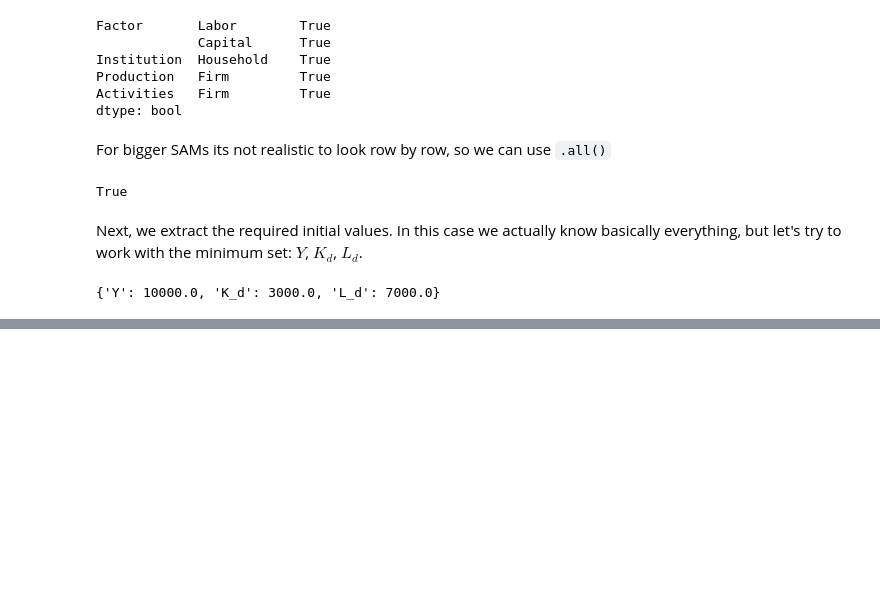
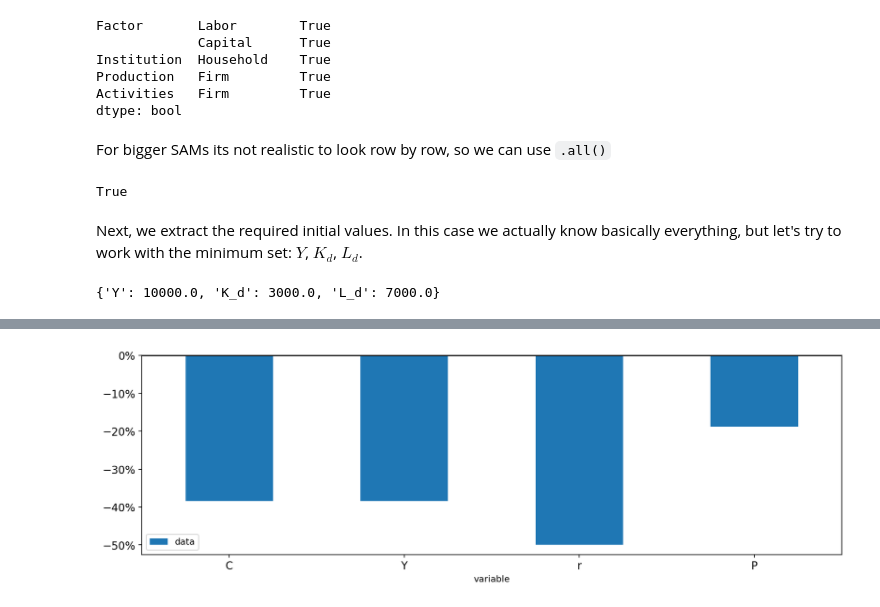
Before and after one commit to jessegrabowski/cge_modeling, a Jupyter notebook: examples/notebooks/rbc.ipynb, the cells around one changed output, grey strips where cells are left out. Drawn from its saved outputs; the diff is of its cells as text; code cells hidden in the pictures; blank space fills up the shorter version.

```diff
--- a/examples/notebooks/rbc.ipynb
+++ b/examples/notebooks/rbc.ipynb
@@ -409,9 +438,9 @@ def finalize_calibration(mod):
 # %%
 def calibrate_model(mod, *, Y, K_d, L_d):
     # Normalize prices
-    r = 1.0
-    w = 1.0
-    P = 1.0
+    r = mod.initialize_parameter("r", 1.0)
+    w = mod.initialize_parameter("w", 1.0)
+    P = mod.initialize_parameter("P", 1.0)
 
     # Calibrate parameters
     alpha = r * K_d / (r * K_d + w * L_d)
@@ -421,7 +450,6 @@ def calibrate_model(mod, *, Y, K_d, L_d):
     K_s = K_d
     L_s = L_d
     C = Y
-    resid = Y - C
 
-    return finalize_calibration(mod)
+    return mod.finalize_calibration()
 # %%
@@ -441,0 +461,18 @@ calibrate_model(mod, **initial_values)
+# %%
+def calibrate_model(mod, *, Y, K_d, L_d):
+    # Normalize prices
+    r = mod.initialize_parameter("r", 1.0)
+    w = mod.initialize_parameter("w", 1.0)
+    P = mod.initialize_parameter("P", 1.0)
+
+    # Calibrate parameters
+    alpha = r * K_d / (r * K_d + w * L_d)
+    A = Y / K_d**alpha / L_d ** (1 - alpha)
+
+    # Market clearing conditions
+    K_s = K_d
+    L_s = L_d
+    C = Y
+    resid = Y - C
+
+    return mod.finalize_calibration()
@@ -441,0 +481,2 @@ calibrate_model(mod, **initial_values)
+# %%
+calibrated_values = calibrate_model(mod, **initial_values)
@@ -441,0 +522,2 @@ calibrate_model(mod, **initial_values)
+# %%
+labor_cut = mod.simulate(initial_state=calibrated_values, final_delta_pct={"L_s": 0.5})
@@ -441,0 +565,12 @@ calibrate_model(mod, **initial_values)
+# %%
+fig = cgp.plot_bar(
+    labor_cut,
+    mod=mod,
+    var_names=["C", "Y", "r", "P"],
+    plot_together=True,
+    figsize=(14, 4),
+    orientation="v",
+)
+fig.axes[0].tick_params(rotation=0, labelsize=12);
+# %% [output]
+[figure, added]
```
Also changed, not shown: parts of 25 cells of this notebook, 5 other files.
